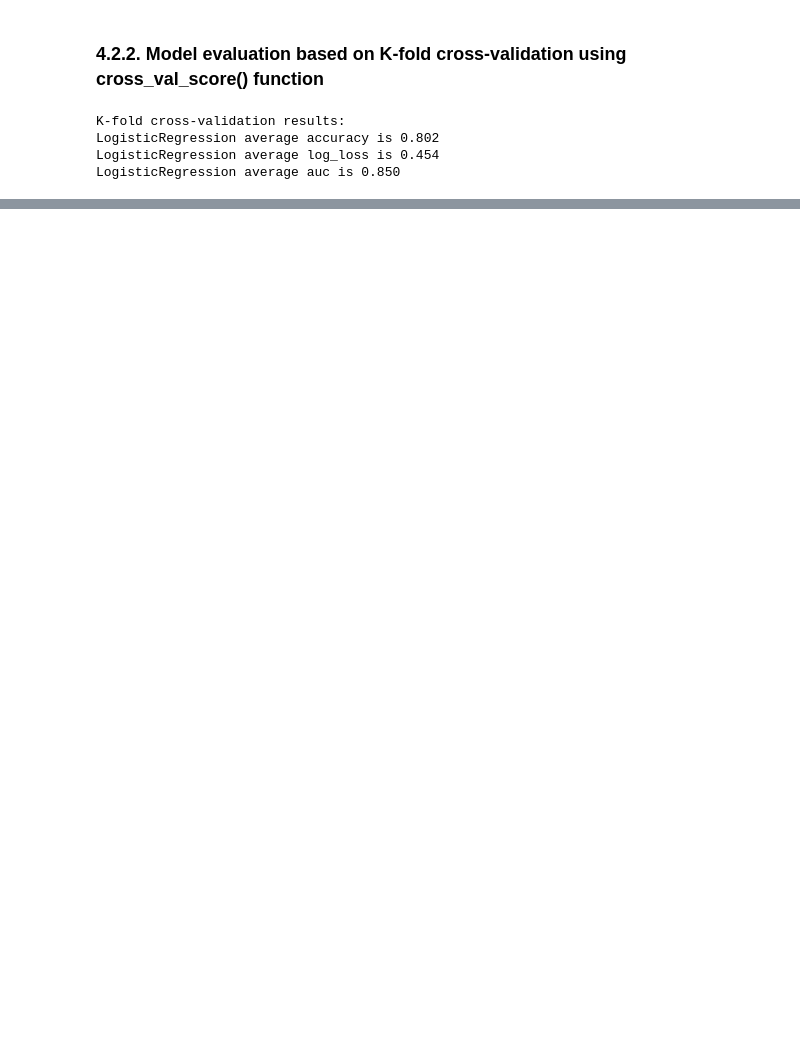
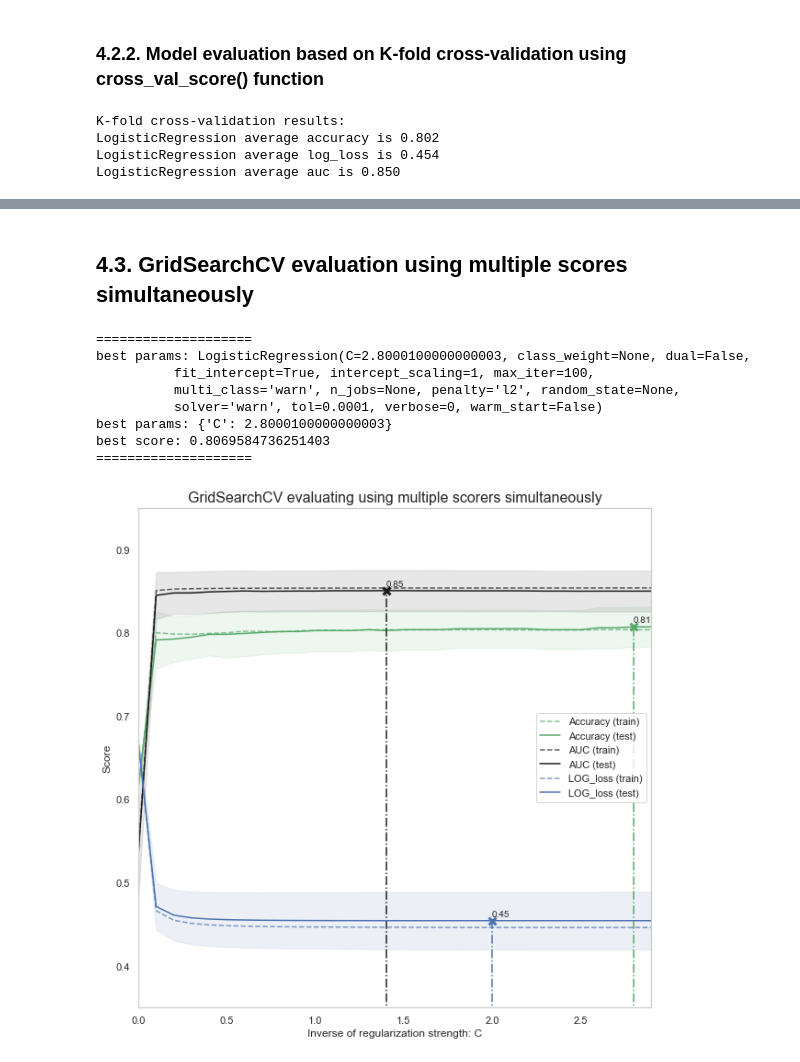
Before and after one commit to mxzgit/Data-science, a Jupyter notebook: Models/Titanic_LR.ipynb, the cells around one changed output, grey strips where cells are left out. Cells and saved outputs as stored; diff of their text form; code cells hidden in the pictures; blank space fills up the shorter version.

```diff
--- a/Models/Titanic_LR.ipynb
+++ b/Models/Titanic_LR.ipynb
@@ -392,0 +439,71 @@ LogisticRegression average auc is 0.850
+# %% [markdown]
+## 4.3. GridSearchCV evaluation using multiple scores simultaneously
+# %%
+from sklearn.model_selection import GridSearchCV
+
+X = final_train[Selected_features]
+
+param_grid = {'C':np.arange(1e-05,3,0.1)}
+scoring = {'Accuracy':'accuracy', 'AUC':'roc_auc','LOG_loss':'neg_log_loss'}
+
+gs = GridSearchCV(LogisticRegression(), return_train_score=True, param_grid = param_grid, scoring=scoring,
+                 cv=10, refit='Accuracy')
+
+gs.fit(X,y)
+results = gs.cv_results_
+
+print('='*20)
+print("best params: " + str(gs.best_estimator_))
+print("best params: " + str(gs.best_params_))
+print('best score:', gs.best_score_)
+print('='*20)
+
+plt.figure(figsize=(10, 10))
+plt.title("GridSearchCV evaluating using multiple scorers simultaneously",fontsize=16)
+
+plt.xlabel("Inverse of regularization strength: C")
+plt.ylabel("Score")
+plt.grid()
+
+ax = plt.axes()
+ax.set_xlim(0, param_grid['C'].max())
+ax.set_ylim(0.35, 0.95)
+
+# Get the regular numpy array from the MaskedArray
+X_axis = np.array(results['param_C'].data, dtype=float)
+
+for scorer, color in zip(list(scoring.keys()), ['g', 'k', 'b']):
+    for sample, style in (('train', '--'), ('test', '-')):
+        sample_score_mean = -results['mean_%s_%s' % (sample, scorer)] if scoring[scorer]=='neg_log_loss' else results['mean_%s_%s' % (sample, scorer)]
+        sample_score_std = results['std_%s_%s' % (sample, scorer)]
+        ax.fill_between(X_axis, sample_score_mean - sample_score_std,
+                        sample_score_mean + sample_score_std,
+                        alpha=0.1 if sample == 'test' else 0, color=color)
+        ax.plot(X_axis, sample_score_mean, style, color=color,
+                alpha=1 if sample == 'test' else 0.7,
+                label="%s (%s)" % (scorer, sample))
+
+    best_index = np.nonzero(results['rank_test_%s' % scorer] == 1)[0][0]
+    best_score = -results['mean_test_%s' % scorer][best_index] if scoring[scorer]=='neg_log_loss' else results['mean_test_%s' % scorer][best_index]
+
+    # Plot a dotted vertical line at the best score for that scorer marked by x
+    ax.plot([X_axis[best_index], ] * 2, [0, best_score],
+            linestyle='-.', color=color, marker='x', markeredgewidth=3, ms=8)
+
+    # Annotate the best score for that scorer
+    ax.annotate("%0.2f" % best_score,
+                (X_axis[best_index], best_score + 0.005))
+
+plt.legend(loc="best")
+plt.grid('off')
+plt.show()
+# %% [output]
+====================
+best params: LogisticRegression(C=2.8000100000000003, class_weight=None, dual=False,
+          fit_intercept=True, intercept_scaling=1, max_iter=100,
+          multi_class='warn', n_jobs=None, penalty='l2', random_state=None,
+          solver='warn', tol=0.0001, verbose=0, warm_start=False)
+best params: {'C': 2.8000100000000003}
+best score: 0.8069584736251403
+====================
+[figure, added]
```
Also changed, not shown: parts of 20 cells of this notebook.
